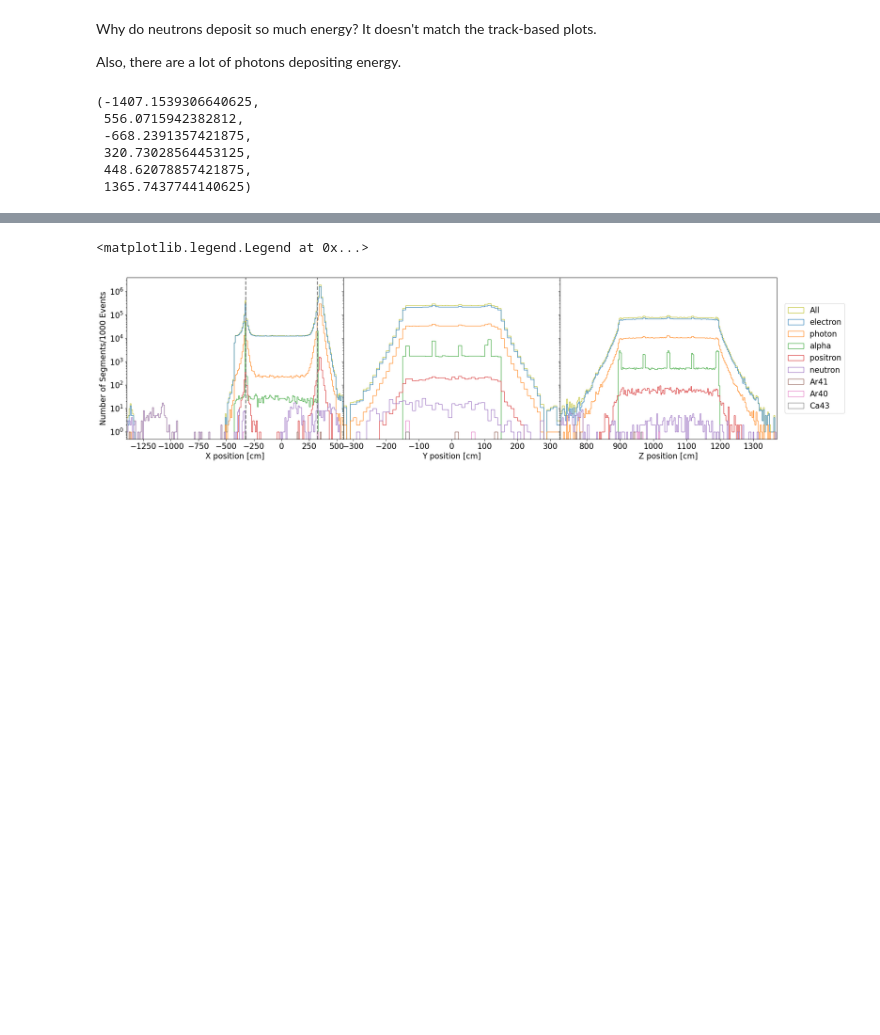
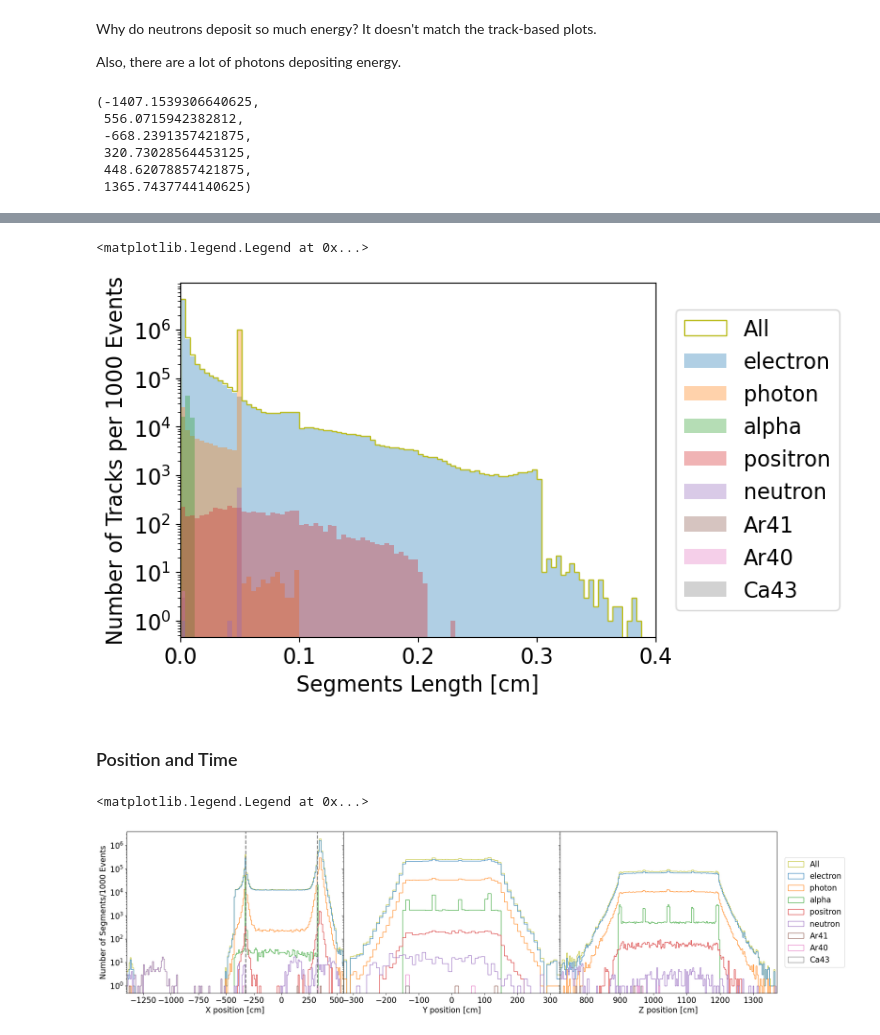
Before and after one commit to yuntsebaryon/GAMPix4SNe, a Jupyter notebook: Validation/g4/checkSegment.ipynb, the cells around one changed output, grey strips where cells are left out. Drawn from its saved outputs; the diff is of its cells as text; code cells hidden in the pictures; blank space fills up the shorter version.

```diff
--- a/Validation/g4/checkSegment.ipynb
+++ b/Validation/g4/checkSegment.ipynb
@@ -168,3 +209,28 @@ dS.x_start.min(), dS.x_start.max(), dS.y_start.min(), dS.y_start.max(), dS.z_sta
+# %%
+# Length of each segment
+fig, ax = plt.subplots()
+
+dxBins = np.linspace(0., 0.4, 101)
+fonts = 16
+
+ax.hist(dS.dx, bins = dxBins, histtype = 'step', label = 'All', color = colorAll)
+for ip in pdgDF.itertuples( index = False ):
+    mask = dS["pdg_id"].eq(ip.pdgCode)
+    ax.hist(dS.loc[mask, 'dx'], bins = dxBins, histtype = 'stepfilled', alpha = 0.35,
+            color = ip.color, label = ip.name)
+
+ax.set_xlabel('Segments Length [cm]', fontsize = fonts)
+ax.tick_params(axis = "both", labelsize = fonts)
+ax.set_yscale('log')
+
+ax.set_ylabel('Number of Tracks per 1000 Events', fontsize = fonts)
+ax.set_xlim([0, 0.4])
+ax.legend(loc = "center left", bbox_to_anchor = (1.02, 0.5), fontsize = fonts)
+# %% [output]
+<matplotlib.legend.Legend at 0x...>
+[figure, added]
+# %% [markdown]
+### Position and Time
 # %%
 # X, Y, Z of the segment starting points, 10cm/bin
 fig, ax = plt.subplots(1, 3, figsize = (24, 6), sharey = True)
```
Also changed, not shown: parts of 8 cells of this notebook.
